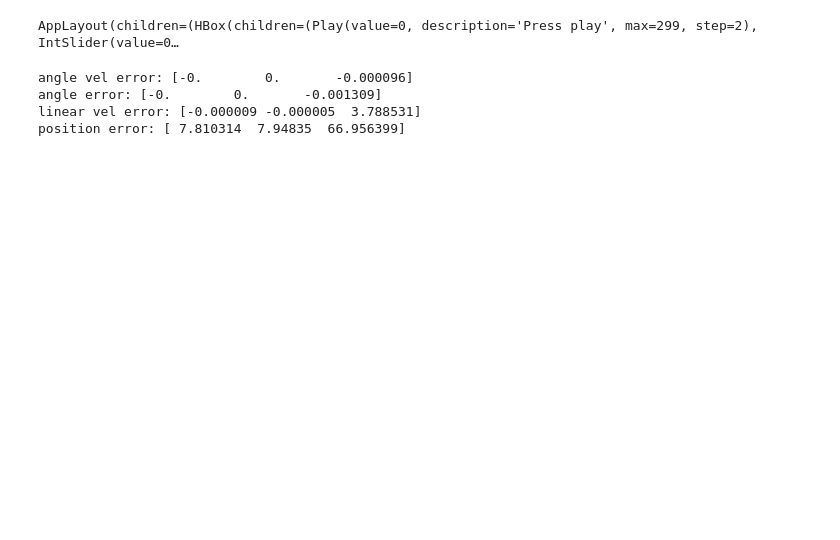
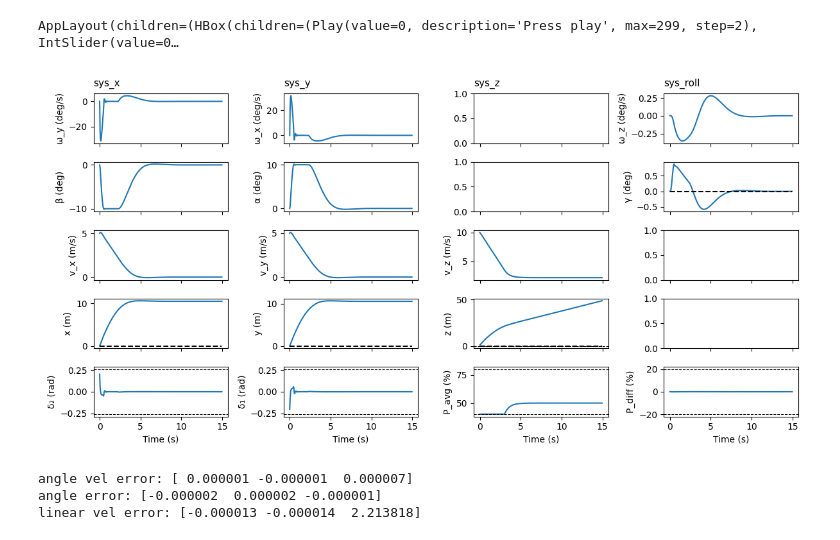
Before and after one commit to tancredelg/MPC-Course-EPFL, a Jupyter notebook: project/Deliverable_5_1/Deliverable_5_1.ipynb, the cells around one changed output. Saved outputs shown, nothing was run; the diff lists cells and outputs as text; code cells hidden in the pictures; blank space fills up the shorter version.

Commit message:
tuned 5.1 and 5.2 - eliminating angle violation

```diff
--- a/project/Deliverable_5_1/Deliverable_5_1.ipynb
+++ b/project/Deliverable_5_1/Deliverable_5_1.ipynb
@@ -67,21 +71,21 @@ KeyboardInterrupt:
 # %%
 vis = RocketVis(rocket, rocket_obj_path)
 vis.anim_rate = 1.0
 vis.animate(t_cl[:-1], x_cl[:,:-1], u_cl, Ref=ref[:,:-1], T_ol=t_ol[...,:-1], X_ol=x_ol, U_ol=u_ol);
+plot_static_states_inputs(t_cl[:-1], x_cl[:, :-1], u_cl, Ref=ref[:, :-1])
 # %% [output]
 AppLayout(children=(HBox(children=(Play(value=0, description='Press play', max=299, step=2), IntSlider(value=0…
+[figure, added]
 # %%
 state_error = np.array(x_cl[:, -1]) - x_target
 with np.printoptions(precision=6, suppress=True):
     print(f"angle vel error: {state_error[:3]}")
     print(f"angle error: {state_error[3:6]}")
     print(f"linear vel error: {state_error[6:9]}")
-    print(f"position error: {state_error[9:12]}")
 # %% [output]
-angle vel error: [-0.        0.       -0.000096]
-angle error: [-0.        0.       -0.001309]
-linear vel error: [-0.000009 -0.000005  3.788531]
-position error: [ 7.810314  7.94835  66.956399]
+angle vel error: [ 0.000001 -0.000001  0.000007]
+angle error: [-0.000002  0.000002 -0.000001]
+linear vel error: [-0.000013 -0.000014  2.213818]
 # %%
 ### Part 5 -- Offset - Free
 
```
Also changed, not shown: parts of 4 cells of this notebook, 10 other files.
